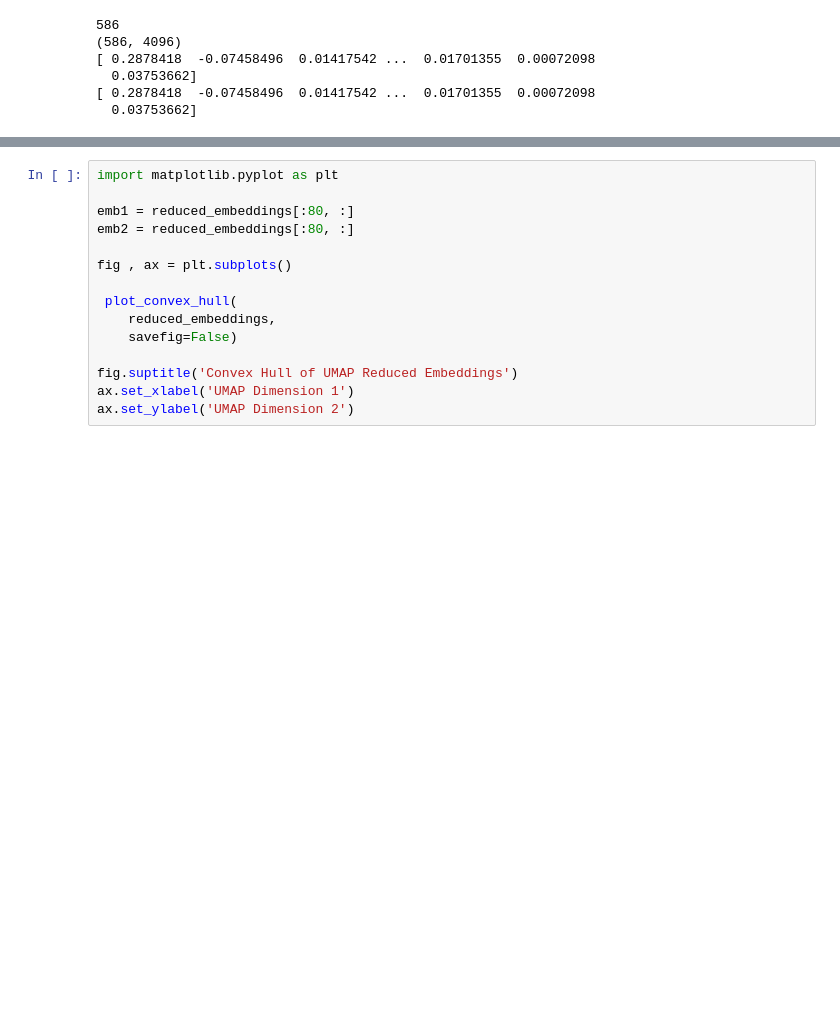
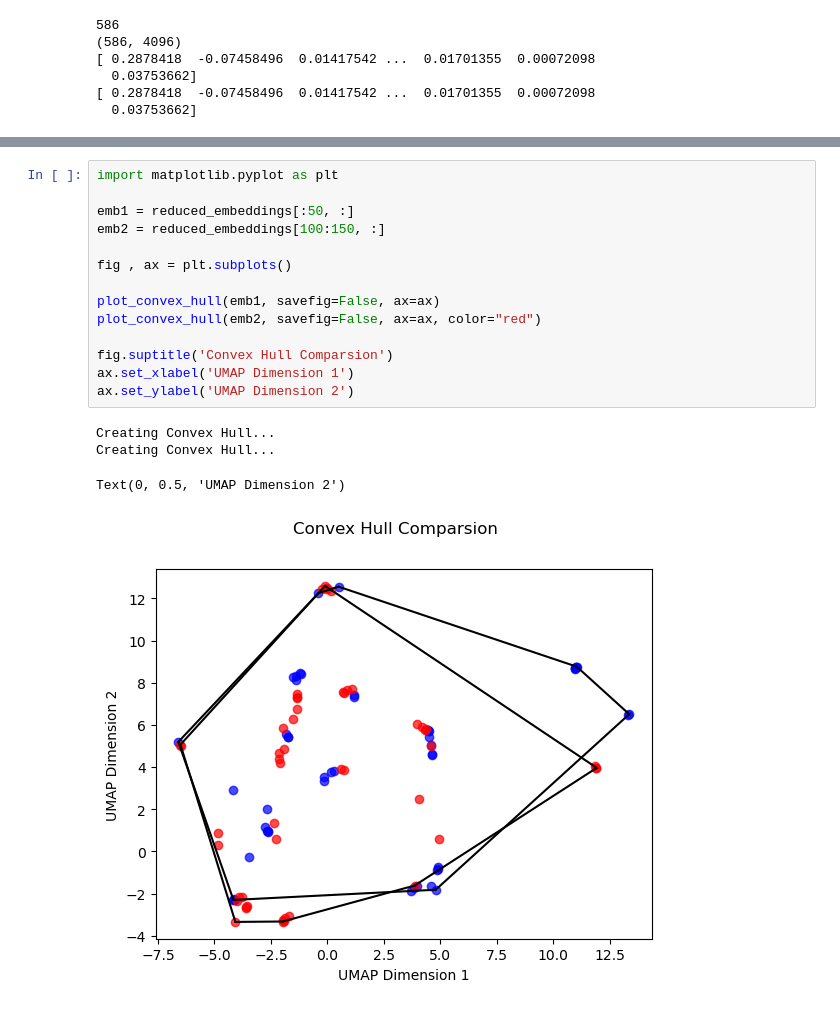
Before and after one commit to pedroroblesduten/geometry_of_LLMs, a Jupyter notebook: notebooks/metrics_example.ipynb, the cells around one changed output, grey strips where cells are left out. Cells and saved outputs as stored; diff of their text form; blank space fills up the shorter version.

Commit message:
convex hull coparsion logic added

```diff
--- a/notebooks/metrics_example.ipynb
+++ b/notebooks/metrics_example.ipynb
@@ -90,15 +83,19 @@ Text(30.972222222222214, 0.5, 'UMAP Dimension 2')
 # %%
 import matplotlib.pyplot as plt
 
-emb1 = reduced_embeddings[:80, :]
-emb2 = reduced_embeddings[:80, :]
+emb1 = reduced_embeddings[:50, :]
+emb2 = reduced_embeddings[100:150, :]
 
 fig , ax = plt.subplots()
 
- plot_convex_hull(
-    reduced_embeddings,
-    savefig=False)
+plot_convex_hull(emb1, savefig=False, ax=ax)
+plot_convex_hull(emb2, savefig=False, ax=ax, color="red")
 
-fig.suptitle('Convex Hull of UMAP Reduced Embeddings')
+fig.suptitle('Convex Hull Comparsion')
 ax.set_xlabel('UMAP Dimension 1')
 ax.set_ylabel('UMAP Dimension 2')
+# %% [output]
+Creating Convex Hull...
+Creating Convex Hull...
+Text(0, 0.5, 'UMAP Dimension 2')
+[figure, added]
```
Also changed, not shown: parts of 3 cells of this notebook, 1 other file.
